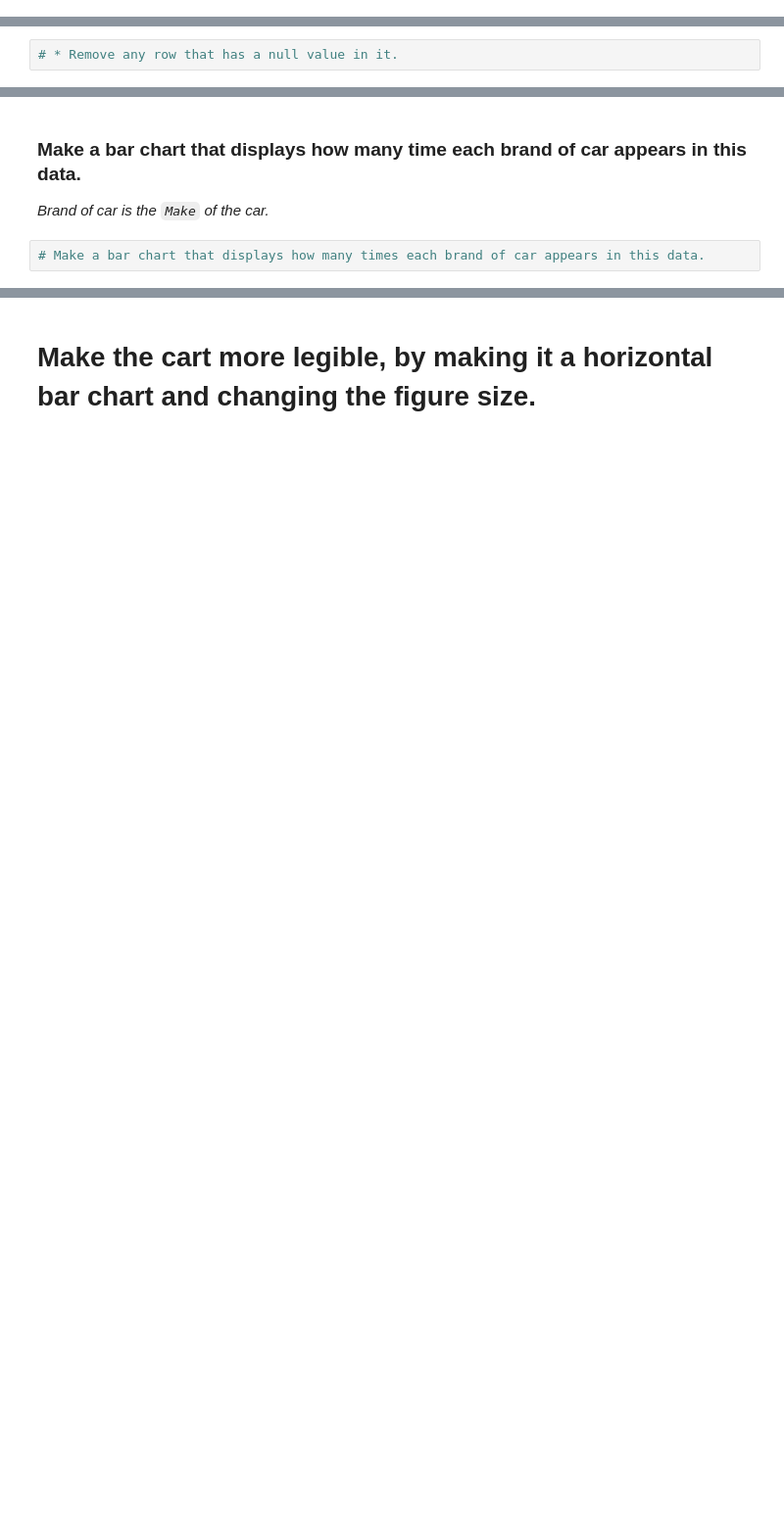
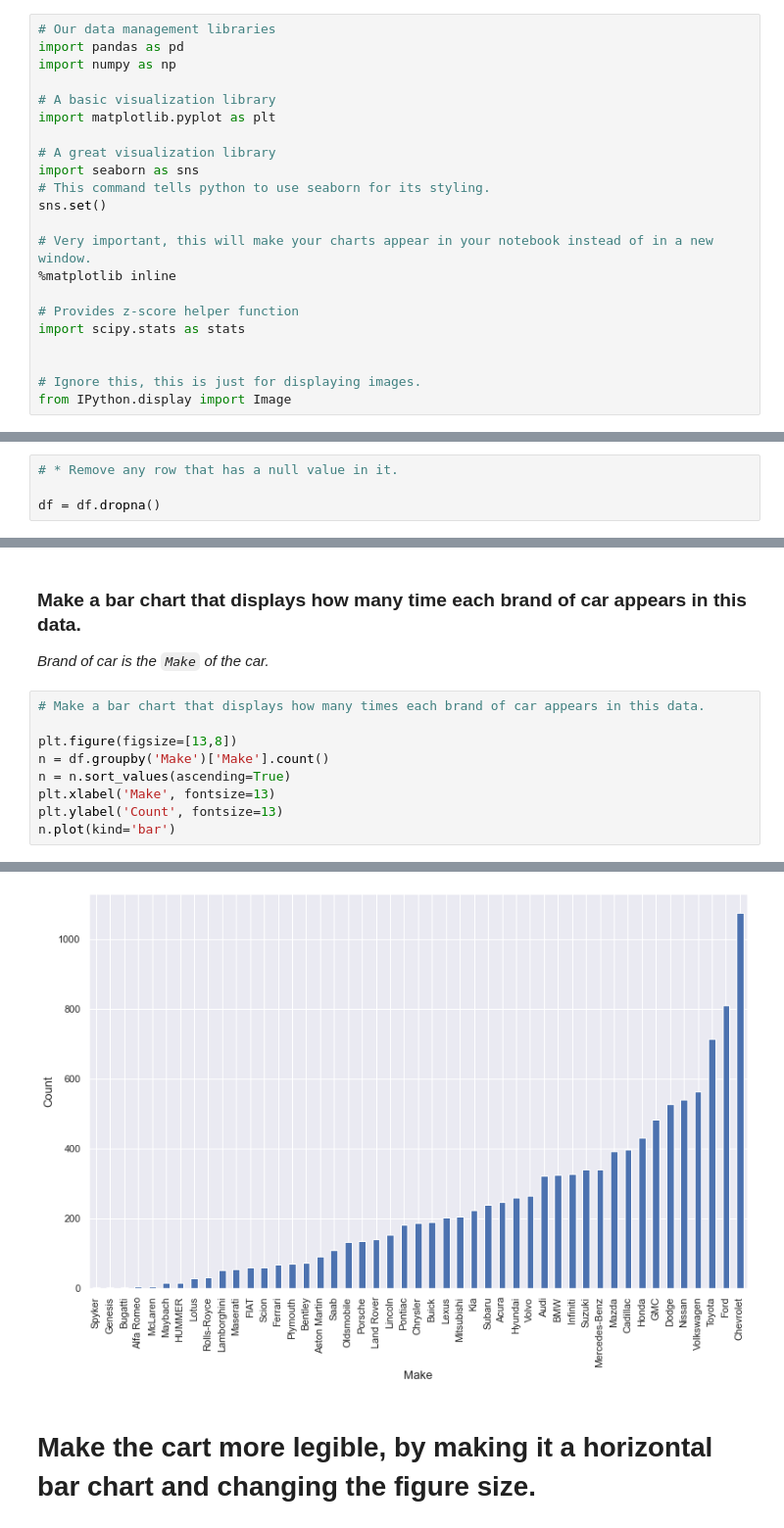
Before and after one commit to eboves/2020-fall-data-science, a Jupyter notebook: Week2-EDA/EBoves_HW2.ipynb, the cells around one changed output, grey strips where cells are left out. Shown: that part at 98% size. Drawn from its saved outputs; the diff is of its cells as text; blank space fills up the shorter version.

```diff
--- a/Week2-EDA/EBoves_HW2.ipynb
+++ b/Week2-EDA/EBoves_HW2.ipynb
@@ -14,3 +4,25 @@ import scipy.stats as stats
+# %%
+# Our data management libraries
+import pandas as pd
+import numpy as np
+
+# A basic visualization library
+import matplotlib.pyplot as plt
+
+# A great visualization library
+import seaborn as sns
+# This command tells python to use seaborn for its styling.
+sns.set()
+
+# Very important, this will make your charts appear in your notebook instead of in a new window.
+%matplotlib inline
+
+# Provides z-score helper function
+import scipy.stats as stats
+
+
+# Ignore this, this is just for displaying images.
+from IPython.display import Image
 # %% [markdown]
 # Load the csv file into a pandas dataframe.
 # %%
@@ -67,4 +102,6 @@ Length: 11194, dtype: bool
 # %%
 # * Remove any row that has a null value in it.
+
+df = df.dropna()
 # %%
 # * Do a sanity check and pring how long our dataframe is now that we have removed our null values.
@@ -73,3 +132,11 @@ Length: 11194, dtype: bool
 _Brand of car is the `Make` of the car._
 # %%
 # Make a bar chart that displays how many times each brand of car appears in this data.
+
+plt.figure(figsize=[13,8])
+n = df.groupby('Make')['Make'].count()
+n = n.sort_values(ascending=True)
+plt.xlabel('Make', fontsize=13)
+plt.ylabel('Count', fontsize=13)
+n.plot(kind='bar')
+# %% [output]
@@ -76,3 +144,4 @@ _Brand of car is the `Make` of the car._
+[figure, added]
 # %% [markdown]
 # Make the cart more legible, by making it a horizontal bar chart and changing the figure size.
 # %%
```
Also changed, not shown: parts of 17 cells of this notebook.
